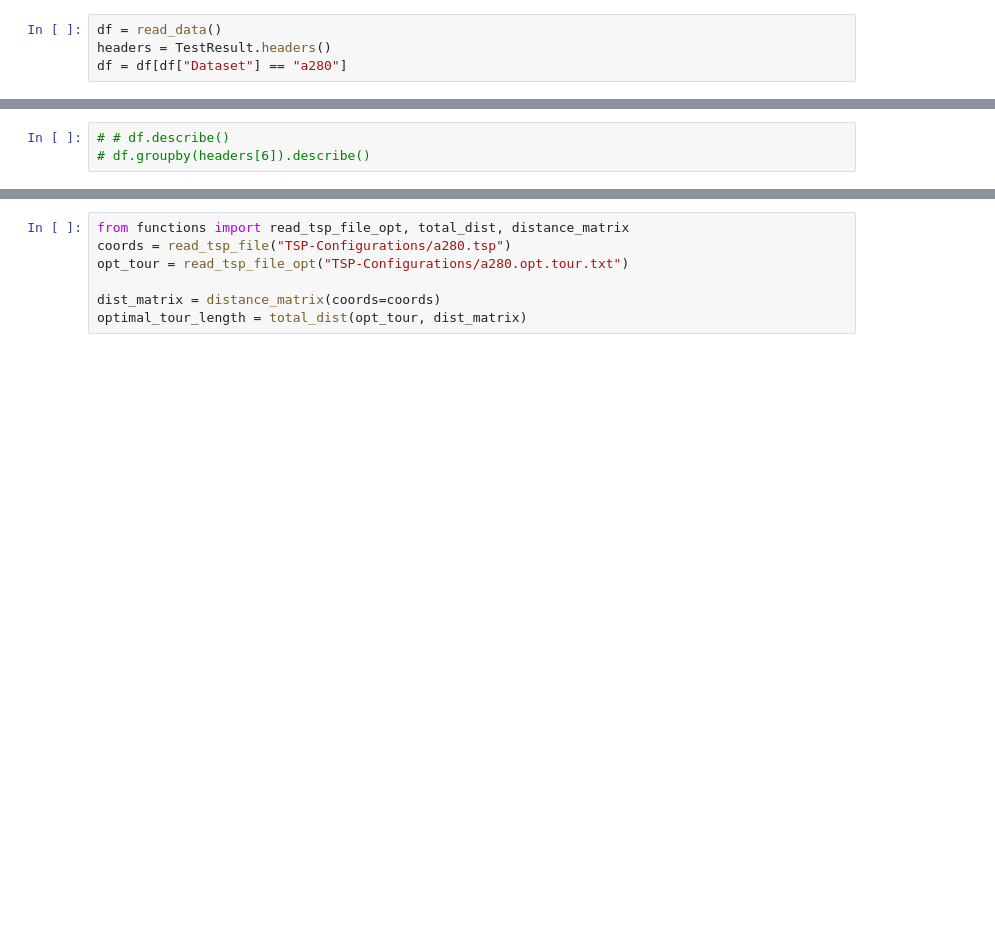
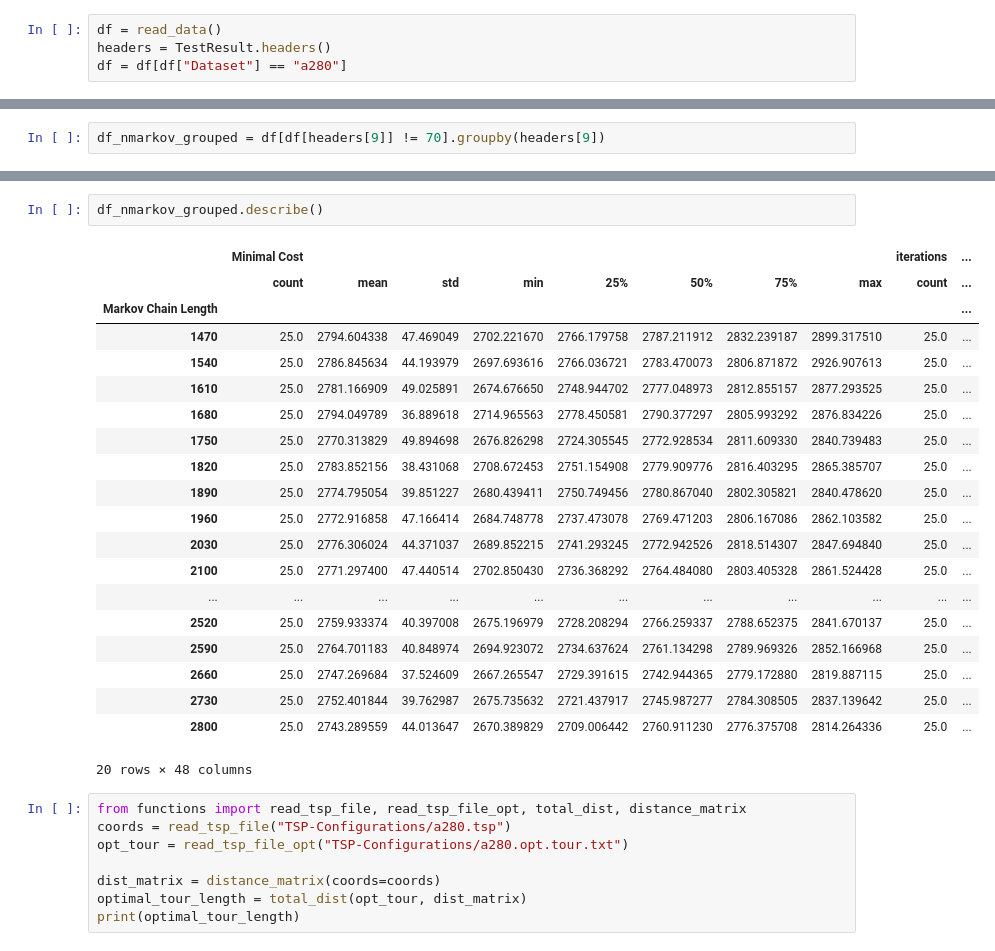
Before and after one commit to MbBrainz/StochasticSimulation-group19, a Jupyter notebook: Assignment3/par_est_nmarkov.ipynb, the cells around one changed output, grey strips where cells are left out. Drawn from its saved outputs; the diff is of its cells as text; blank space fills up the shorter version.

```diff
--- a/Assignment3/par_est_nmarkov.ipynb
+++ b/Assignment3/par_est_nmarkov.ipynb
@@ -52,3 +93,2 @@ df.describe()
 # %%
-# # df.describe()
-# df.groupby(headers[6]).describe()
+df_nmarkov_grouped = df[df[headers[9]] != 70].groupby(headers[9])
@@ -71,7 +95,31 @@ True
+# %%
+df_nmarkov_grouped.describe()
+# %% [output]
+|  | Minimal Cost |  |  |  |  |  |  |  | iterations | ... |
+|  | count | mean | std | min | 25% | 50% | 75% | max | count | ... |
+| Markov Chain Length |  |  |  |  |  |  |  |  |  | ... |
+| 1470 | 25.0 | 2794.604338 | 47.469049 | 2702.221670 | 2766.179758 | 2787.211912 | 2832.239187 | 2899.317510 | 25.0 | ... |
+| 1540 | 25.0 | 2786.845634 | 44.193979 | 2697.693616 | 2766.036721 | 2783.470073 | 2806.871872 | 2926.907613 | 25.0 | ... |
+| 1610 | 25.0 | 2781.166909 | 49.025891 | 2674.676650 | 2748.944702 | 2777.048973 | 2812.855157 | 2877.293525 | 25.0 | ... |
+| 1680 | 25.0 | 2794.049789 | 36.889618 | 2714.965563 | 2778.450581 | 2790.377297 | 2805.993292 | 2876.834226 | 25.0 | ... |
+| 1750 | 25.0 | 2770.313829 | 49.894698 | 2676.826298 | 2724.305545 | 2772.928534 | 2811.609330 | 2840.739483 | 25.0 | ... |
+| 1820 | 25.0 | 2783.852156 | 38.431068 | 2708.672453 | 2751.154908 | 2779.909776 | 2816.403295 | 2865.385707 | 25.0 | ... |
+| 1890 | 25.0 | 2774.795054 | 39.851227 | 2680.439411 | 2750.749456 | 2780.867040 | 2802.305821 | 2840.478620 | 25.0 | ... |
+| 1960 | 25.0 | 2772.916858 | 47.166414 | 2684.748778 | 2737.473078 | 2769.471203 | 2806.167086 | 2862.103582 | 25.0 | ... |
+| 2030 | 25.0 | 2776.306024 | 44.371037 | 2689.852215 | 2741.293245 | 2772.942526 | 2818.514307 | 2847.694840 | 25.0 | ... |
+| 2100 | 25.0 | 2771.297400 | 47.440514 | 2702.850430 | 2736.368292 | 2764.484080 | 2803.405328 | 2861.524428 | 25.0 | ... |
+| ... | ... | ... | ... | ... | ... | ... | ... | ... | ... | ... |
+| 2520 | 25.0 | 2759.933374 | 40.397008 | 2675.196979 | 2728.208294 | 2766.259337 | 2788.652375 | 2841.670137 | 25.0 | ... |
+| 2590 | 25.0 | 2764.701183 | 40.848974 | 2694.923072 | 2734.637624 | 2761.134298 | 2789.969326 | 2852.166968 | 25.0 | ... |
+| 2660 | 25.0 | 2747.269684 | 37.524609 | 2667.265547 | 2729.391615 | 2742.944365 | 2779.172880 | 2819.887115 | 25.0 | ... |
+| 2730 | 25.0 | 2752.401844 | 39.762987 | 2675.735632 | 2721.437917 | 2745.987277 | 2784.308505 | 2837.139642 | 25.0 | ... |
+| 2800 | 25.0 | 2743.289559 | 44.013647 | 2670.389829 | 2709.006442 | 2760.911230 | 2776.375708 | 2814.264336 | 25.0 | ... |
+20 rows × 48 columns
 # %%
-from functions import read_tsp_file_opt, total_dist, distance_matrix
+from functions import read_tsp_file, read_tsp_file_opt, total_dist, distance_matrix
 coords = read_tsp_file("TSP-Configurations/a280.tsp")
 opt_tour = read_tsp_file_opt("TSP-Configurations/a280.opt.tour.txt")
 
 dist_matrix = distance_matrix(coords=coords)
 optimal_tour_length = total_dist(opt_tour, dist_matrix)
+print(optimal_tour_length)
```
Also changed, not shown: parts of 10 cells of this notebook, 4 other files.
